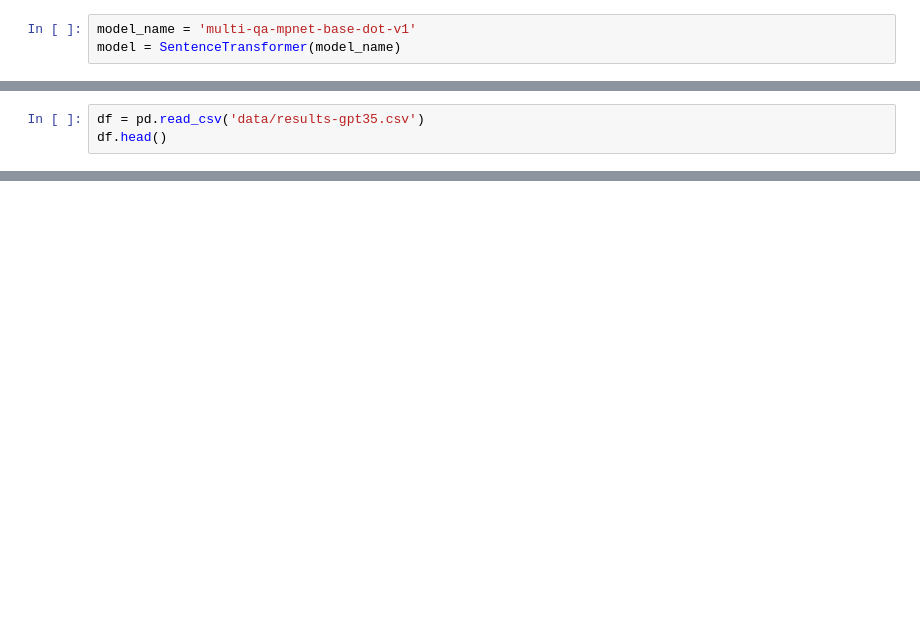
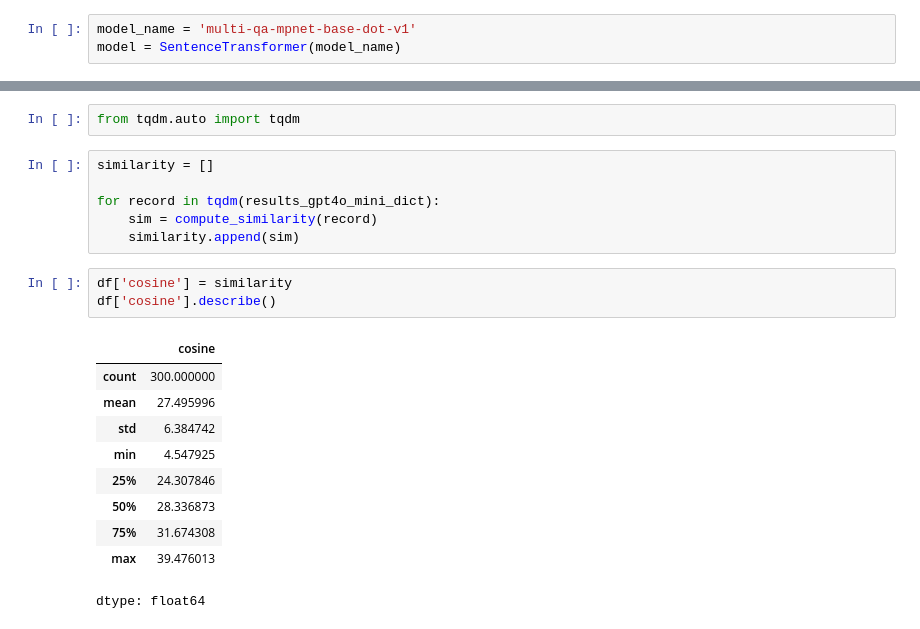
Before and after one commit to Shankar-Hadimani/mini-qa-llm-rag, a Jupyter notebook: 04-monitoring/offline-rag-evaluation-assignment.ipynb, the cells around one changed output, grey strips where cells are left out. Saved outputs shown, nothing was run; the diff lists cells and outputs as text; blank space fills up the shorter version.

```diff
--- a/04-monitoring/offline-rag-evaluation-assignment.ipynb
+++ b/04-monitoring/offline-rag-evaluation-assignment.ipynb
@@ -405,3 +117,0 @@ df.head()
-# %%
-df = pd.read_csv('data/results-gpt35.csv')
-df.head()
@@ -407,0 +156,22 @@ df.head()
+# %%
+from tqdm.auto import tqdm
+# %%
+similarity = []
+
+for record in tqdm(results_gpt4o_mini_dict):
+    sim = compute_similarity(record)
+    similarity.append(sim)
+# %%
+df['cosine'] = similarity
+df['cosine'].describe()
+# %% [output]
+|  | cosine |
+| count | 300.000000 |
+| mean | 27.495996 |
+| std | 6.384742 |
+| min | 4.547925 |
+| 25% | 24.307846 |
+| 50% | 28.336873 |
+| 75% | 31.674308 |
+| max | 39.476013 |
+dtype: float64
```
Also changed, not shown: parts of 77 cells of this notebook.
